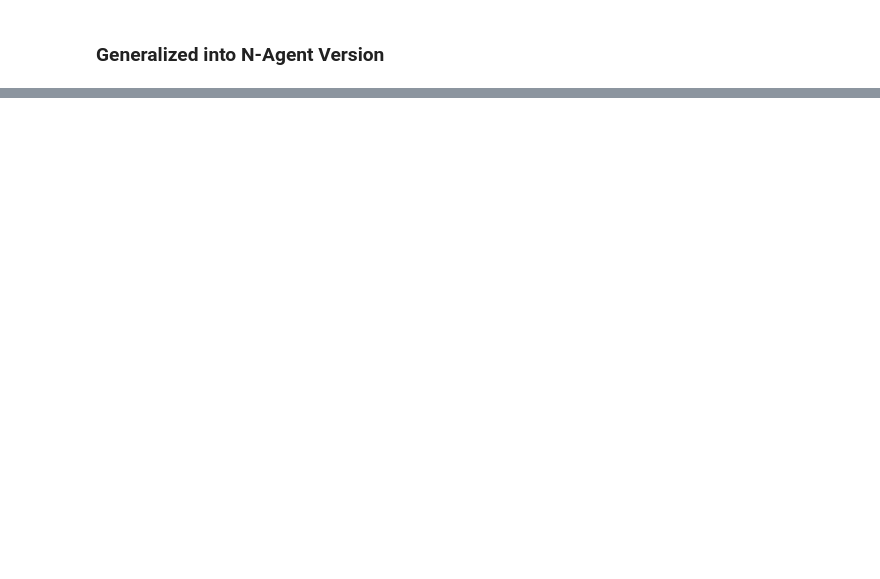
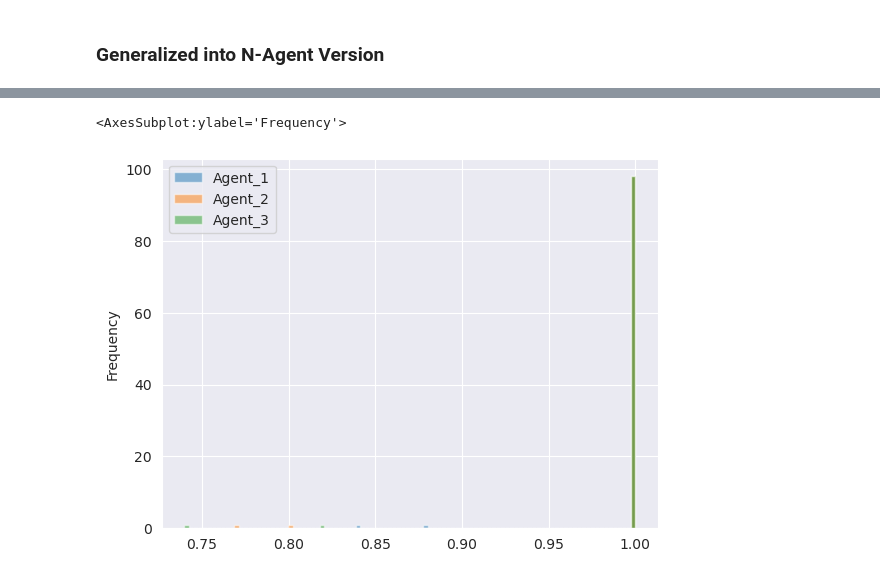
Before and after one commit to HarryZhangHH/EpisodicDRQN, a Jupyter notebook: fictitious_play_experiment.ipynb, the cells around one changed output, grey strips where cells are left out. Cells and saved outputs as stored; diff of their text form; code cells hidden in the pictures; blank space fills up the shorter version.

```diff
--- a/fictitious_play_experiment.ipynb
+++ b/fictitious_play_experiment.ipynb
@@ -325,11 +347,15 @@ df_multi_PD.describe()
 # %%
 REWARD, TEMPTATION, SUCKER, PUNISHMENT = generate_payoff_matrix('PD', N=100)
 df_multi_PD = pd.DataFrame(columns=['Agent_1', 'Agent_2', 'Agent_3', 'Agent_1_Belief', 'Agent_2_Belief', 'Agent_3_Belief', 'temptation', 'reward', 'punishment', 'sucker'])
 for idx, val in tqdm(enumerate(REWARD)):
     R, T, S, P = val, TEMPTATION[idx], SUCKER[idx], PUNISHMENT[idx]
-    df = multi_stimulate(R, T, S, P, N_EPISODES, N, EPOCH)
+    df = multi_stimulate(R, T, S, P, N_EPISODES, N_AGENTS, EPOCH)
     df_mean = df.mean().to_frame().transpose()
     df_mean['temptation'], df_mean['reward'], df_mean['punishment'], df_mean['sucker'] = T, R, P, S
     df_multi_PD = pd.concat([df_multi_PD, df_mean], ignore_index=True)
 df_multi_PD = df_multi_PD.astype(float)
+df_multi_PD[['Agent_1', 'Agent_2', 'Agent_3']].plot.hist(bins=100, alpha=0.5)
+# %% [output]
+<AxesSubplot:ylabel='Frequency'>
+[figure, added]
 # %%
```
Also changed, not shown: parts of 24 cells of this notebook, 7 other files.
